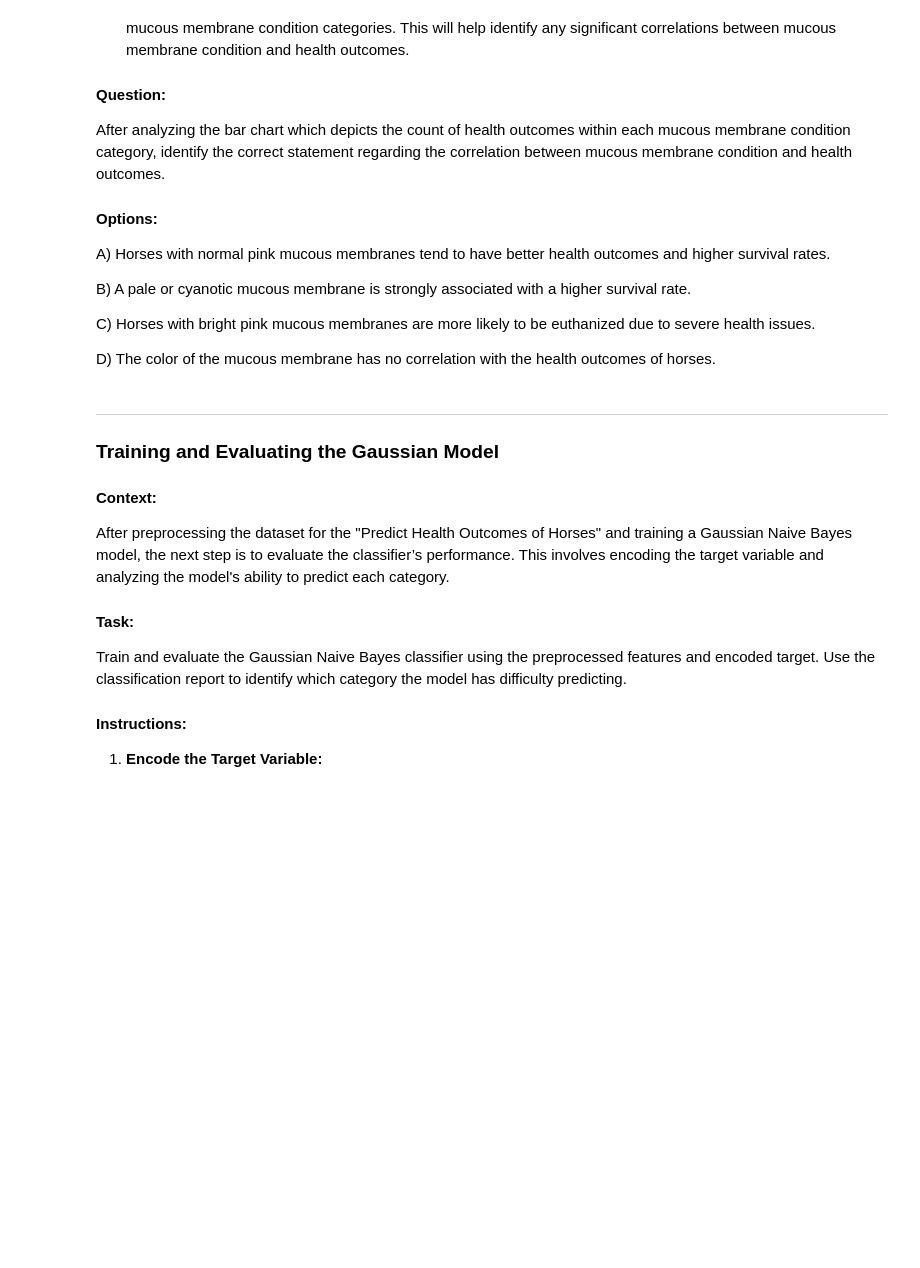
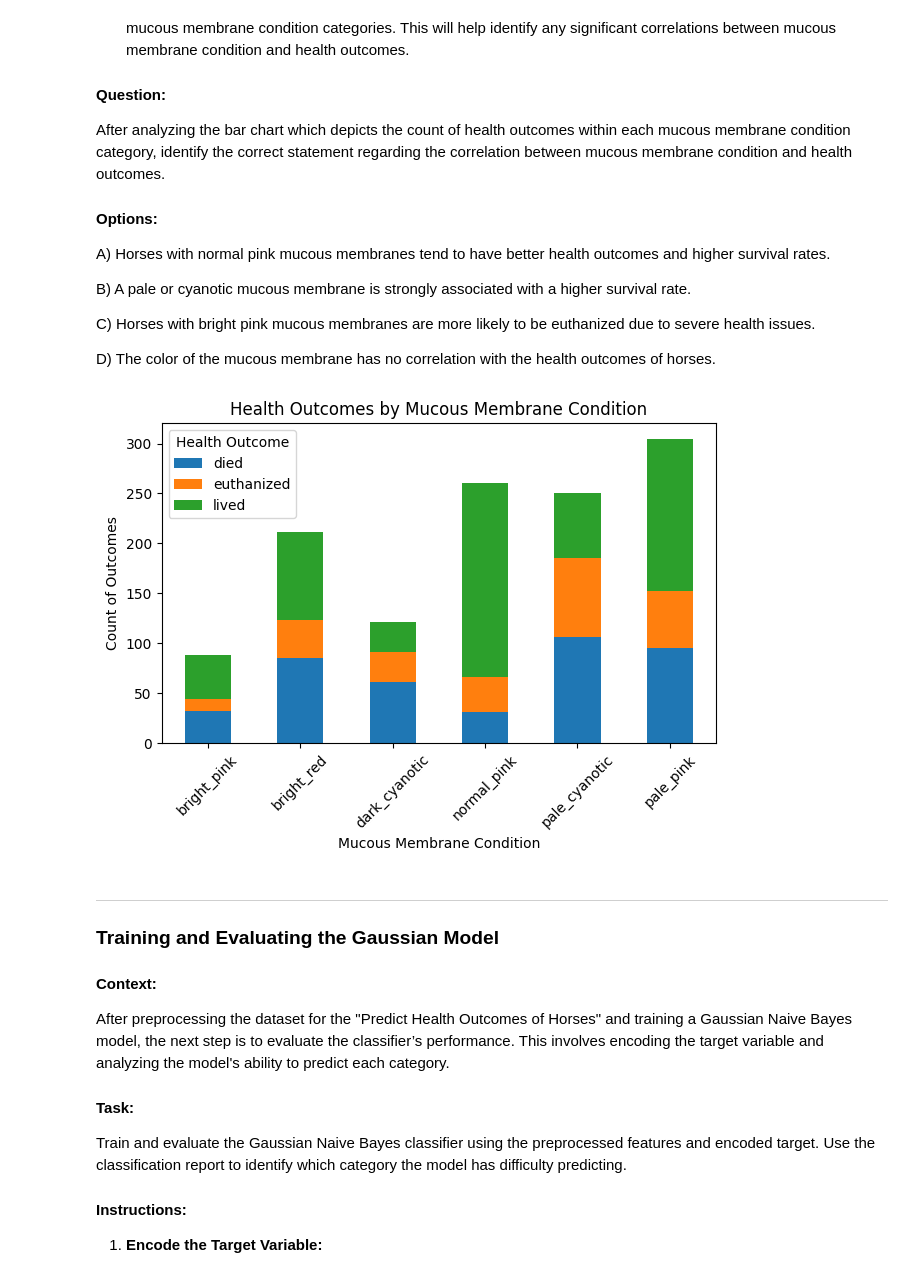
Before and after one commit to piyush1856/machine-learning-algorithms, a Jupyter notebook: 11_naive_bayes/Naive_Bayes_Case_Study.ipynb, the cells around one changed output. Cells and saved outputs as stored; diff of their text form; code cells hidden in the pictures; blank space fills up the shorter version.

```diff
--- a/11_naive_bayes/Naive_Bayes_Case_Study.ipynb
+++ b/11_naive_bayes/Naive_Bayes_Case_Study.ipynb
@@ -591,22 +591,24 @@ C) Horses with bright pink mucous membranes are more likely to be euthanized due
 D) The color of the mucous membrane has no correlation with the health outcomes of horses.
 # %%
 # Grouping data by mucous membrane condition and outcome for plotting
-grouped_data = df.____(_______).______()['id'].reset_index()  # TODO: Choose appropriate columns for grouping and a method to summarize the data.
+grouped_data = df.groupby(['mucous_membrane', 'outcome']).count()['id'].reset_index()  # TODO: Choose appropriate columns for grouping and a method to summarize the data.
 grouped_data.columns = ['Mucous Membrane Condition', 'Outcome', 'Count']
 
 # Create a pivot table for visualization
-pivot_table = pd.pivot_table(grouped_data, values=____, index=______, columns=____, fill_value=0)  # TODO: Determine which values will be summarized and how they should be arranged in the pivot table.
+pivot_table = pd.pivot_table(grouped_data, values='Count', index='Mucous Membrane Condition', columns='Outcome', fill_value=0)  # TODO: Determine which values will be summarized and how they should be arranged in the pivot table.
 
 # Plotting the data
 pivot_table.plot(kind='bar', stacked=True)
 plt.title('Health Outcomes by Mucous Membrane Condition')
 plt.xlabel('Mucous Membrane Condition')
 plt.ylabel('Count of Outcomes')
 plt.xticks(rotation=45)
 plt.legend(title='Health Outcome')
 plt.tight_layout()  # Adjust layout to not cut off labels
 
 plt.show()
+# %% [output]
+[figure, added]
 # %% [markdown]
 
 
```
Also changed, not shown: parts of 6 cells of this notebook.
